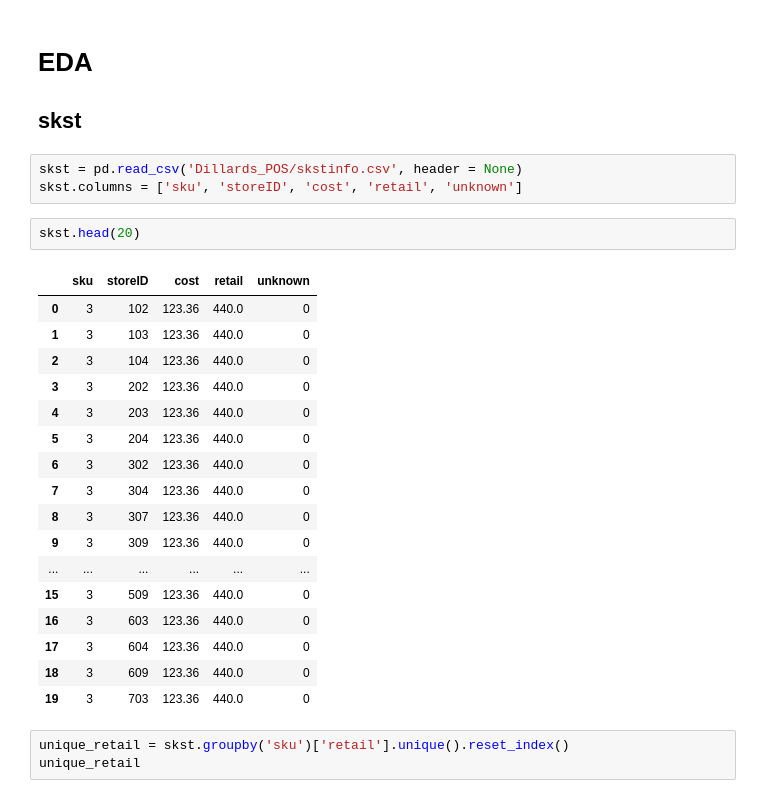
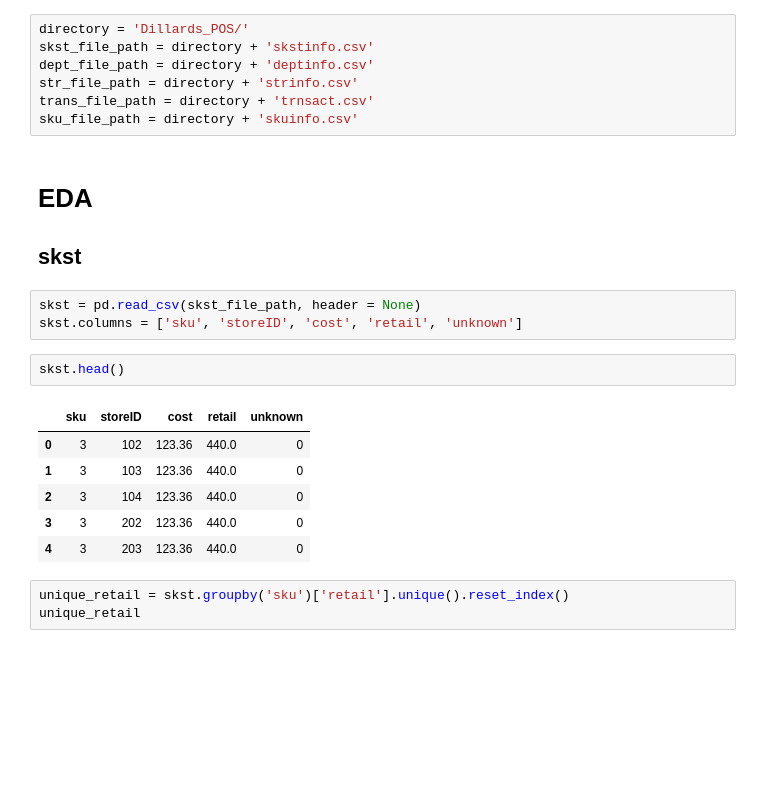
Before and after one commit to jakobkuemmerle/Shopping-Store-Price-Elasticity-Model, a Jupyter notebook: 01_EDA.ipynb, the cells around one changed output. Saved outputs shown, nothing was run; the diff lists cells and outputs as text; blank space fills up the shorter version.

```diff
--- a/01_EDA.ipynb
+++ b/01_EDA.ipynb
@@ -3,32 +3,28 @@ import pandas as pd
 import numpy as np
 import warnings
 warnings.filterwarnings("ignore")
+# %%
+directory = 'Dillards_POS/'
+skst_file_path = directory + 'skstinfo.csv'
+dept_file_path = directory + 'deptinfo.csv'
+str_file_path = directory + 'strinfo.csv'
+trans_file_path = directory + 'trnsact.csv'
+sku_file_path = directory + 'skuinfo.csv'
 # %% [markdown]
 # EDA
 ## skst
 # %%
-skst = pd.read_csv('Dillards_POS/skstinfo.csv', header = None)
+skst = pd.read_csv(skst_file_path, header = None)
 skst.columns = ['sku', 'storeID', 'cost', 'retail', 'unknown']
 # %%
-skst.head(20)
+skst.head()
 # %% [output]
 |  | sku | storeID | cost | retail | unknown |
 | 0 | 3 | 102 | 123.36 | 440.0 | 0 |
 | 1 | 3 | 103 | 123.36 | 440.0 | 0 |
 | 2 | 3 | 104 | 123.36 | 440.0 | 0 |
 | 3 | 3 | 202 | 123.36 | 440.0 | 0 |
 | 4 | 3 | 203 | 123.36 | 440.0 | 0 |
-| 5 | 3 | 204 | 123.36 | 440.0 | 0 |
-| 6 | 3 | 302 | 123.36 | 440.0 | 0 |
-| 7 | 3 | 304 | 123.36 | 440.0 | 0 |
-| 8 | 3 | 307 | 123.36 | 440.0 | 0 |
-| 9 | 3 | 309 | 123.36 | 440.0 | 0 |
-| ... | ... | ... | ... | ... | ... |
-| 15 | 3 | 509 | 123.36 | 440.0 | 0 |
-| 16 | 3 | 603 | 123.36 | 440.0 | 0 |
-| 17 | 3 | 604 | 123.36 | 440.0 | 0 |
-| 18 | 3 | 609 | 123.36 | 440.0 | 0 |
-| 19 | 3 | 703 | 123.36 | 440.0 | 0 |
 # %%
 unique_retail = skst.groupby('sku')['retail'].unique().reset_index()
 unique_retail
```
Also changed, not shown: parts of 14 cells of this notebook.
